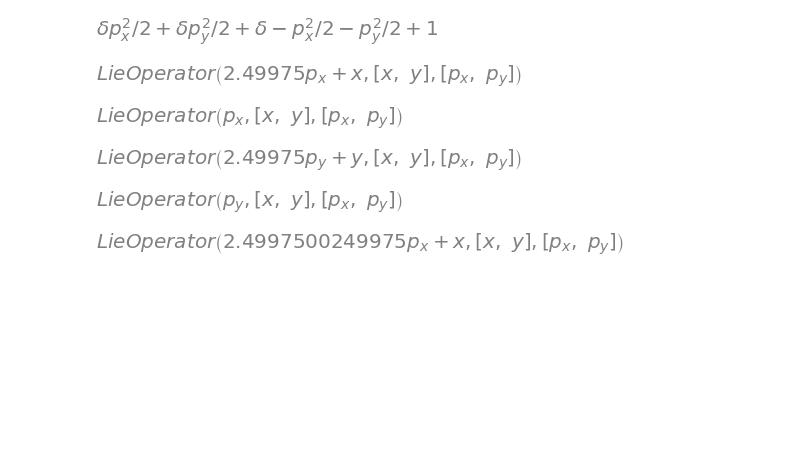
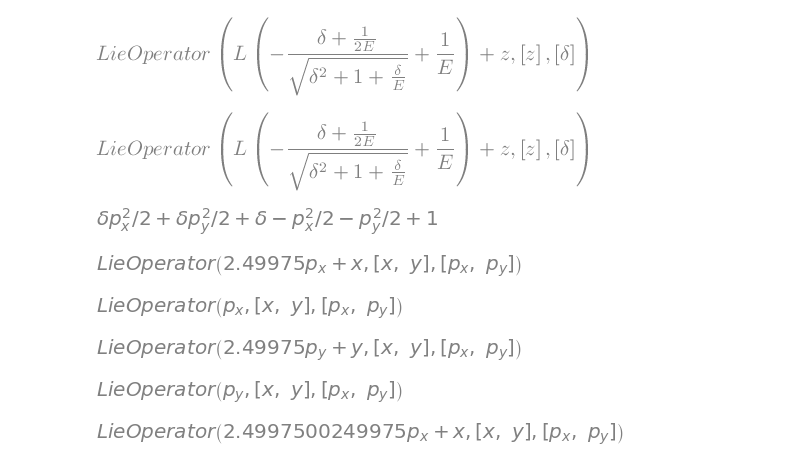
Before and after one commit to jernejfrank/LieTrafoAlg, a Jupyter notebook: Analysis_Paraxial_Wolski.ipynb, the cells around one changed output. Drawn from its saved outputs; the diff is of its cells as text; code cells hidden in the pictures; blank space fills up the shorter version.

```diff
--- a/Analysis_Paraxial_Wolski.ipynb
+++ b/Analysis_Paraxial_Wolski.ipynb
@@ -386,6 +386,15 @@ l_all = LieOperator(_l * g.subs(px,px*eps).subs(py,py*eps).series(eps,n=4).remov
 d = (1 + pz)
 H = (px**2)/(2*d) + (py**2)/(2*d) - d
 l_wol = LieOperator(-_l * H.subs(pz,delta),[x,y],[px,py])
+# %%
+test = LieOperator(-L * (pz/eps - sympy.sqrt(1+ pz/eps + pz**2)), z,pz)
+test.LieMap(z,1)
+# %% [output]
+[figure, added]
+# %%
+test.LieMap(z,3)
+# %% [output]
+[figure, added]
 # %%
 g.subs(px,px*eps).subs(py,py*eps).subs(pz,pz*eps).series(eps,n=4).removeO().subs(eps,1)
 # %% [output]
```
Also changed, not shown: 5 other files.
